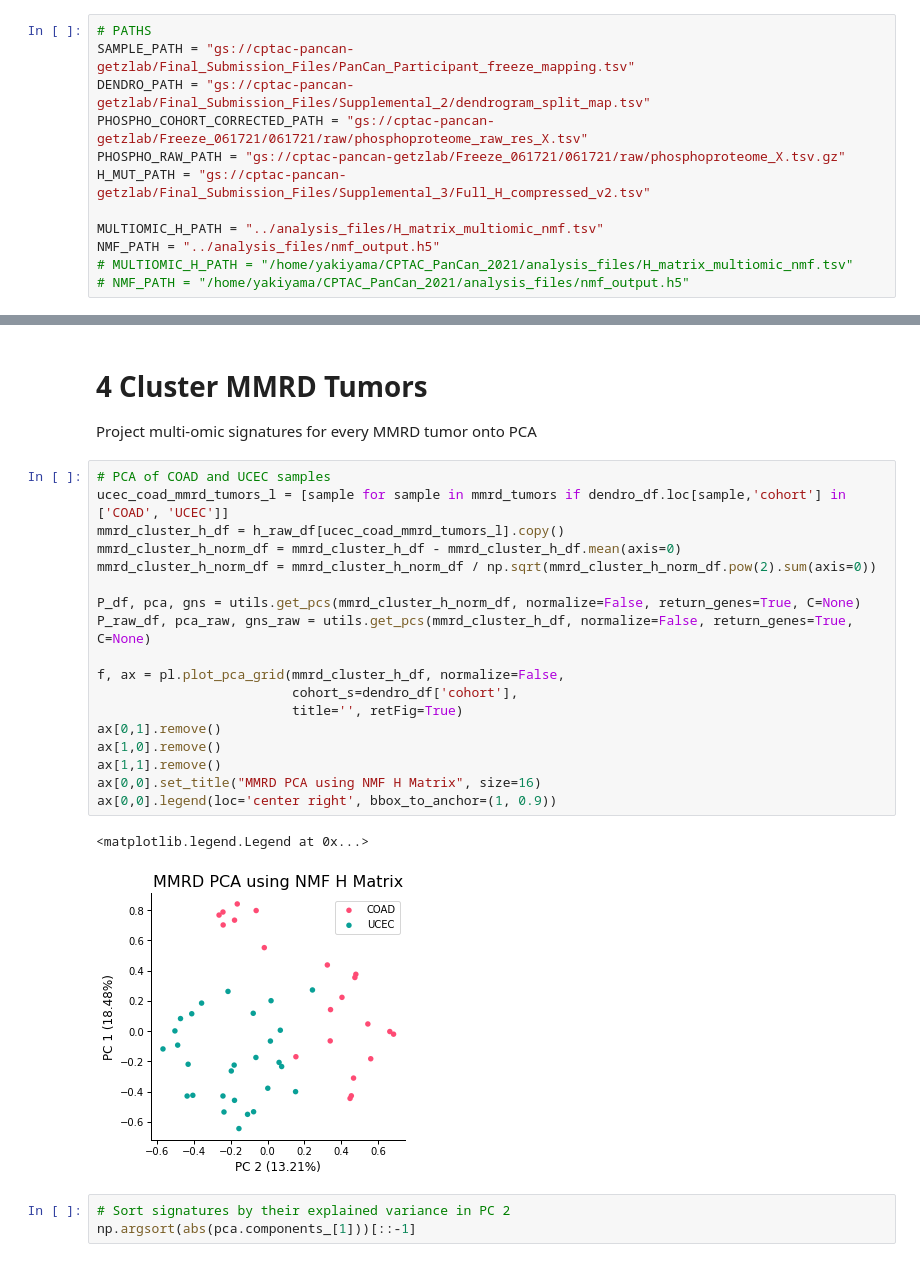
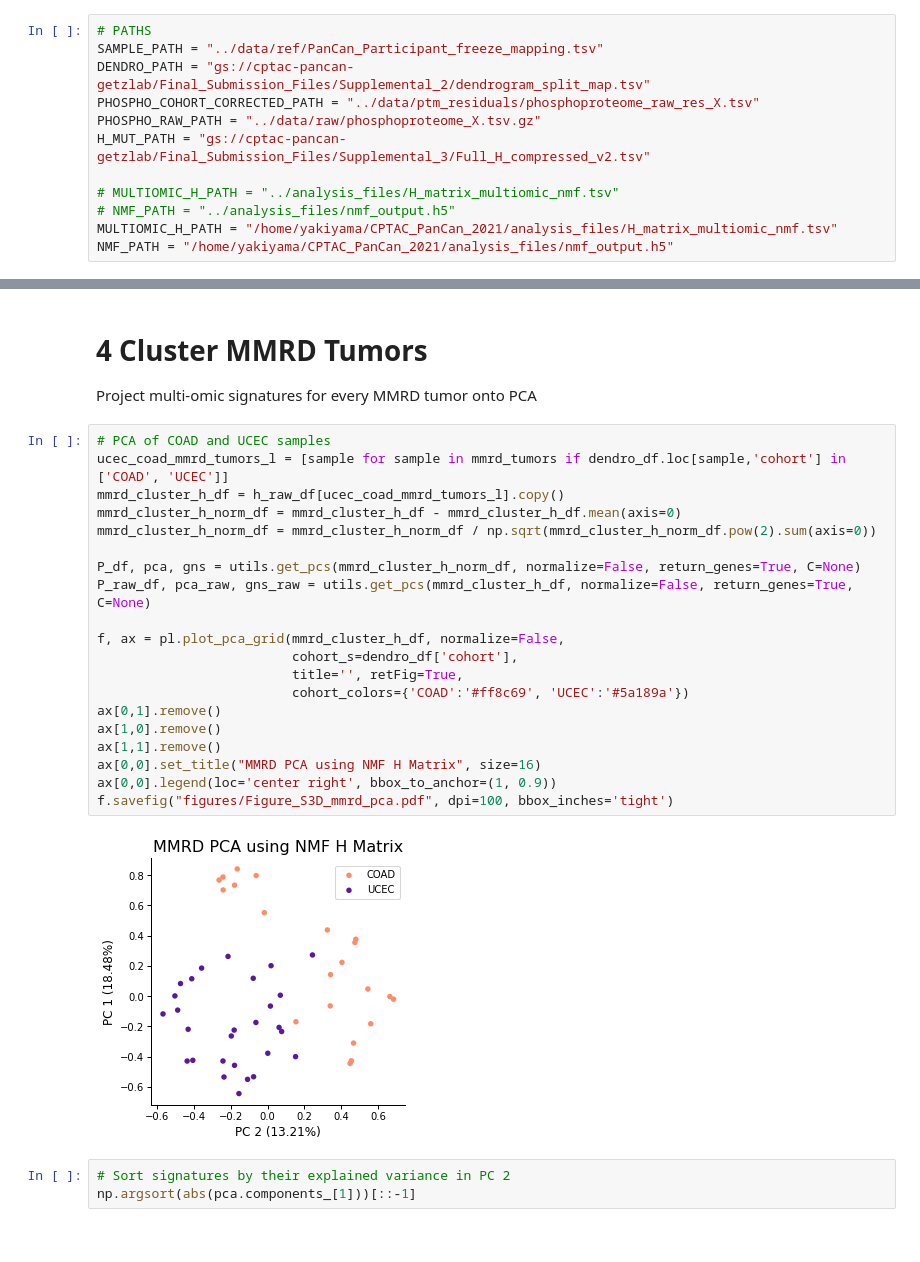
Before and after one commit to getzlab/CPTAC_PanCan_PTM_2023, a Jupyter notebook: Fig3/03_recluster_ddr_deficient.ipynb, the cells around one changed output, grey strips where cells are left out. Drawn from its saved outputs; the diff is of its cells as text.

```diff
--- a/Fig3/03_recluster_ddr_deficient.ipynb
+++ b/Fig3/03_recluster_ddr_deficient.ipynb
@@ -32,15 +31,15 @@ The autoreload extension is already loaded. To reload it, use:
 # %%
 # PATHS
-SAMPLE_PATH = "gs://cptac-pancan-getzlab/Final_Submission_Files/PanCan_Participant_freeze_mapping.tsv"
+SAMPLE_PATH = "../data/ref/PanCan_Participant_freeze_mapping.tsv"
 DENDRO_PATH = "gs://cptac-pancan-getzlab/Final_Submission_Files/Supplemental_2/dendrogram_split_map.tsv"
-PHOSPHO_COHORT_CORRECTED_PATH = "gs://cptac-pancan-getzlab/Freeze_061721/061721/raw/phosphoproteome_raw_res_X.tsv"
-PHOSPHO_RAW_PATH = "gs://cptac-pancan-getzlab/Freeze_061721/061721/raw/phosphoproteome_X.tsv.gz"
+PHOSPHO_COHORT_CORRECTED_PATH = "../data/ptm_residuals/phosphoproteome_raw_res_X.tsv"
+PHOSPHO_RAW_PATH = "../data/raw/phosphoproteome_X.tsv.gz"
 H_MUT_PATH = "gs://cptac-pancan-getzlab/Final_Submission_Files/Supplemental_3/Full_H_compressed_v2.tsv"
 
-MULTIOMIC_H_PATH = "../analysis_files/H_matrix_multiomic_nmf.tsv"
-NMF_PATH = "../analysis_files/nmf_output.h5"
-# MULTIOMIC_H_PATH = "/home/yakiyama/CPTAC_PanCan_2021/analysis_files/H_matrix_multiomic_nmf.tsv"
-# NMF_PATH = "/home/yakiyama/CPTAC_PanCan_2021/analysis_files/nmf_output.h5"
+# MULTIOMIC_H_PATH = "../analysis_files/H_matrix_multiomic_nmf.tsv"
+# NMF_PATH = "../analysis_files/nmf_output.h5"
+MULTIOMIC_H_PATH = "/home/yakiyama/CPTAC_PanCan_2021/analysis_files/H_matrix_multiomic_nmf.tsv"
+NMF_PATH = "/home/yakiyama/CPTAC_PanCan_2021/analysis_files/nmf_output.h5"
 # %%
 # Read data
 sample_df = pd.read_csv(SAMPLE_PATH, sep='\t')
@@ -217,24 +178,25 @@ Project multi-omic signatures for every MMRD tumor onto PCA
 # %%
 # PCA of COAD and UCEC samples
 ucec_coad_mmrd_tumors_l = [sample for sample in mmrd_tumors if dendro_df.loc[sample,'cohort'] in ['COAD', 'UCEC']]
 mmrd_cluster_h_df = h_raw_df[ucec_coad_mmrd_tumors_l].copy()
 mmrd_cluster_h_norm_df = mmrd_cluster_h_df - mmrd_cluster_h_df.mean(axis=0)
 mmrd_cluster_h_norm_df = mmrd_cluster_h_norm_df / np.sqrt(mmrd_cluster_h_norm_df.pow(2).sum(axis=0))
 
 P_df, pca, gns = utils.get_pcs(mmrd_cluster_h_norm_df, normalize=False, return_genes=True, C=None)
 P_raw_df, pca_raw, gns_raw = utils.get_pcs(mmrd_cluster_h_df, normalize=False, return_genes=True, C=None)
 
 f, ax = pl.plot_pca_grid(mmrd_cluster_h_df, normalize=False,
                          cohort_s=dendro_df['cohort'],
-                         title='', retFig=True)
+                         title='', retFig=True,
+                         cohort_colors={'COAD':'#ff8c69', 'UCEC':'#5a189a'})
 ax[0,1].remove()
 ax[1,0].remove()
 ax[1,1].remove()
 ax[0,0].set_title("MMRD PCA using NMF H Matrix", size=16)
 ax[0,0].legend(loc='center right', bbox_to_anchor=(1, 0.9))
+f.savefig("figures/Figure_S3D_mmrd_pca.pdf", dpi=100, bbox_inches='tight')
 # %% [output]
-<matplotlib.legend.Legend at 0x...>
-[figure, old version]
+[figure, new version]
 # %%
 # Sort signatures by their explained variance in PC 2
 np.argsort(abs(pca.components_[1]))[::-1]
```
Also changed, not shown: parts of 6 cells of this notebook, 3 other files.
